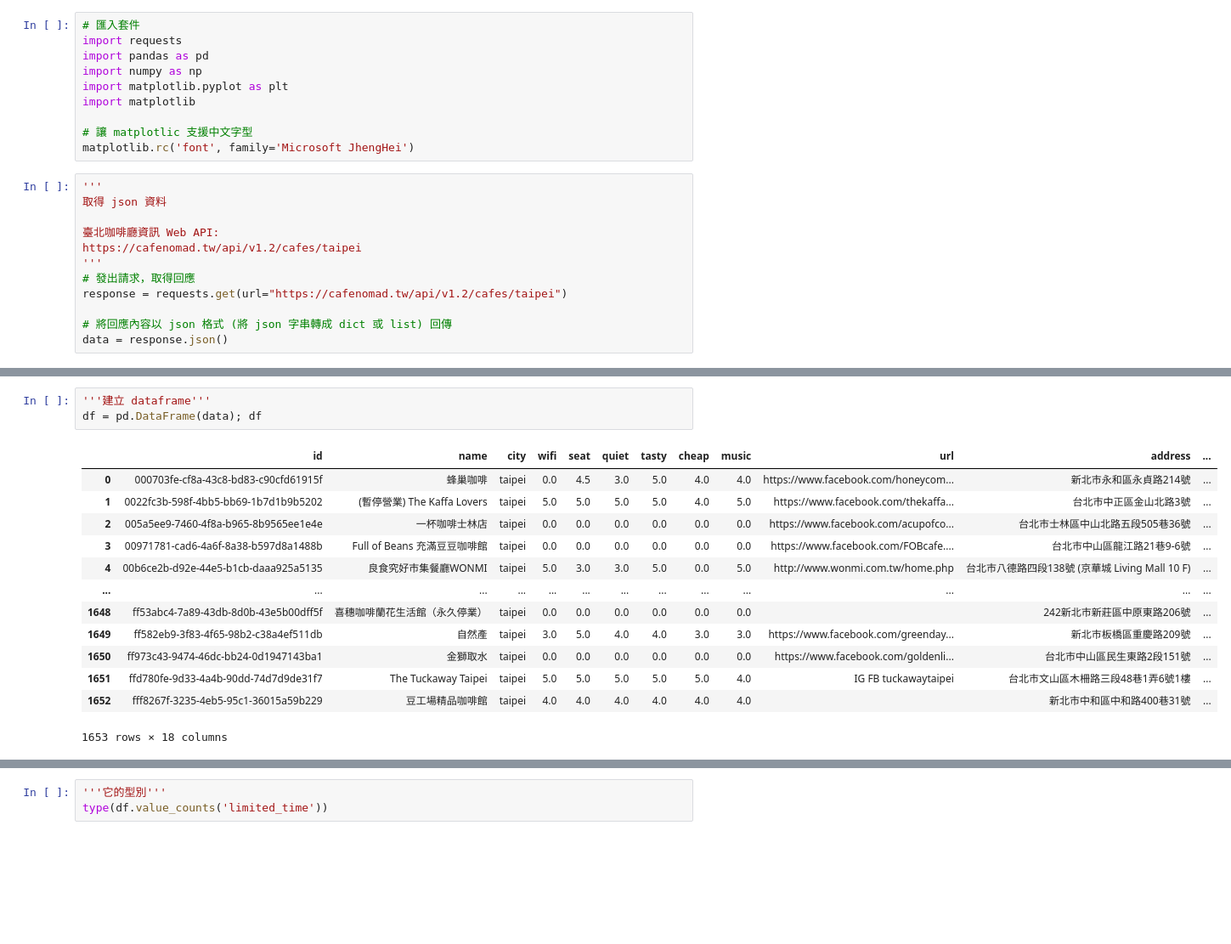
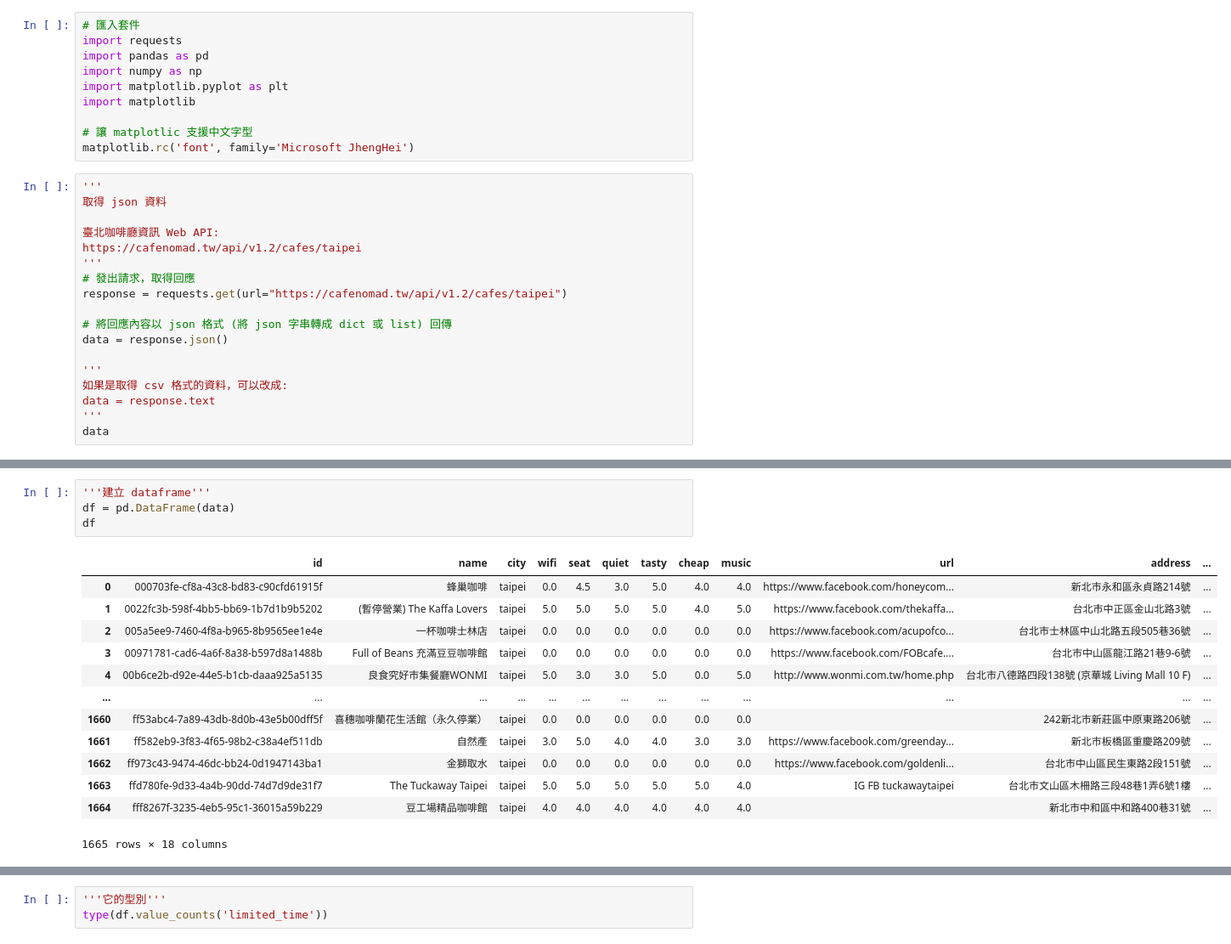
Before and after one commit to telunyang/python_data_analysis, a Jupyter notebook: cases/cafe_nomad.ipynb, the cells around one changed output, grey strips where cells are left out. Shown at 85% size. Saved outputs shown, nothing was run; the diff lists cells and outputs as text; blank space fills up the shorter version.

```diff
--- a/cases/cafe_nomad.ipynb
+++ b/cases/cafe_nomad.ipynb
@@ -29,3 +29,9 @@ response = requests.get(url="https://cafenomad.tw/api/v1.2/cafes/taipei")
 
 # 將回應內容以 json 格式 (將 json 字串轉成 dict 或 list) 回傳
 data = response.json()
+
+'''
+如果是取得 csv 格式的資料，可以改成:
+data = response.text
+'''
+data
@@ -32,19 +56,20 @@ data = response.json()
 # %%
 '''建立 dataframe'''
-df = pd.DataFrame(data); df
+df = pd.DataFrame(data)
+df
 # %% [output]
 |  | id | name | city | wifi | seat | quiet | tasty | cheap | music | url | address | ... |
 | 0 | 000703fe-cf8a-43c8-bd83-c90cfd61915f | 蜂巢咖啡 | taipei | 0.0 | 4.5 | 3.0 | 5.0 | 4.0 | 4.0 | https://www.facebook.com/honeycom... | 新北市永和區永貞路214號 | ... |
 | 1 | 0022fc3b-598f-4bb5-bb69-1b7d1b9b5202 | (暫停營業) The Kaffa Lovers | taipei | 5.0 | 5.0 | 5.0 | 5.0 | 4.0 | 5.0 | https://www.facebook.com/thekaffa... | 台北市中正區金山北路3號 | ... |
 | 2 | 005a5ee9-7460-4f8a-b965-8b9565ee1e4e | 一杯咖啡士林店 | taipei | 0.0 | 0.0 | 0.0 | 0.0 | 0.0 | 0.0 | https://www.facebook.com/acupofco... | 台北市士林區中山北路五段505巷36號 | ... |
 | 3 | 00971781-cad6-4a6f-8a38-b597d8a1488b | Full of Beans 充滿豆豆咖啡館 | taipei | 0.0 | 0.0 | 0.0 | 0.0 | 0.0 | 0.0 | https://www.facebook.com/FOBcafe.... | 台北市中山區龍江路21巷9-6號 | ... |
 | 4 | 00b6ce2b-d92e-44e5-b1cb-daaa925a5135 | 良食究好市集餐廳WONMI | taipei | 5.0 | 3.0 | 3.0 | 5.0 | 0.0 | 5.0 | http://www.wonmi.com.tw/home.php | 台北市八德路四段138號 (京華城 Living Mall 10 F) | ... |
 | ... | ... | ... | ... | ... | ... | ... | ... | ... | ... | ... | ... | ... |
-| 1648 | ff53abc4-7a89-43db-8d0b-43e5b00dff5f | 喜穗咖啡蘭花生活館（永久停業） | taipei | 0.0 | 0.0 | 0.0 | 0.0 | 0.0 | 0.0 |  | 242新北市新莊區中原東路206號 | ... |
-| 1649 | ff582eb9-3f83-4f65-98b2-c38a4ef511db | 自然產 | taipei | 3.0 | 5.0 | 4.0 | 4.0 | 3.0 | 3.0 | https://www.facebook.com/greenday... | 新北市板橋區重慶路209號 | ... |
-| 1650 | ff973c43-9474-46dc-bb24-0d1947143ba1 | 金獅取水 | taipei | 0.0 | 0.0 | 0.0 | 0.0 | 0.0 | 0.0 | https://www.facebook.com/goldenli... | 台北市中山區民生東路2段151號 | ... |
-| 1651 | ffd780fe-9d33-4a4b-90dd-74d7d9de31f7 | The Tuckaway Taipei | taipei | 5.0 | 5.0 | 5.0 | 5.0 | 5.0 | 4.0 | IG FB tuckawaytaipei | 台北市文山區木柵路三段48巷1弄6號1樓 | ... |
-| 1652 | fff8267f-3235-4eb5-95c1-36015a59b229 | 豆工場精品咖啡館 | taipei | 4.0 | 4.0 | 4.0 | 4.0 | 4.0 | 4.0 |  | 新北市中和區中和路400巷31號 | ... |
+| 1660 | ff53abc4-7a89-43db-8d0b-43e5b00dff5f | 喜穗咖啡蘭花生活館（永久停業） | taipei | 0.0 | 0.0 | 0.0 | 0.0 | 0.0 | 0.0 |  | 242新北市新莊區中原東路206號 | ... |
+| 1661 | ff582eb9-3f83-4f65-98b2-c38a4ef511db | 自然產 | taipei | 3.0 | 5.0 | 4.0 | 4.0 | 3.0 | 3.0 | https://www.facebook.com/greenday... | 新北市板橋區重慶路209號 | ... |
+| 1662 | ff973c43-9474-46dc-bb24-0d1947143ba1 | 金獅取水 | taipei | 0.0 | 0.0 | 0.0 | 0.0 | 0.0 | 0.0 | https://www.facebook.com/goldenli... | 台北市中山區民生東路2段151號 | ... |
+| 1663 | ffd780fe-9d33-4a4b-90dd-74d7d9de31f7 | The Tuckaway Taipei | taipei | 5.0 | 5.0 | 5.0 | 5.0 | 5.0 | 4.0 | IG FB tuckawaytaipei | 台北市文山區木柵路三段48巷1弄6號1樓 | ... |
+| 1664 | fff8267f-3235-4eb5-95c1-36015a59b229 | 豆工場精品咖啡館 | taipei | 4.0 | 4.0 | 4.0 | 4.0 | 4.0 | 4.0 |  | 新北市中和區中和路400巷31號 | ... |
-1653 rows × 18 columns
+1665 rows × 18 columns
 # %%
 '''dataframe 的詳細資料'''
```
Also changed, not shown: parts of 12 cells of this notebook, 2 other files.
